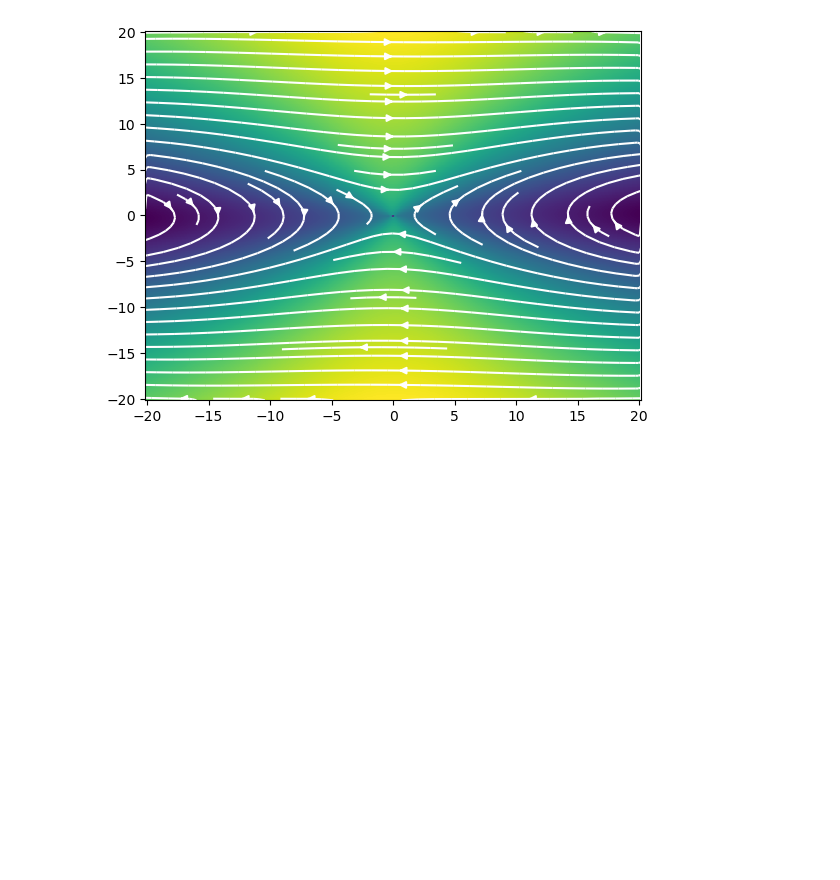
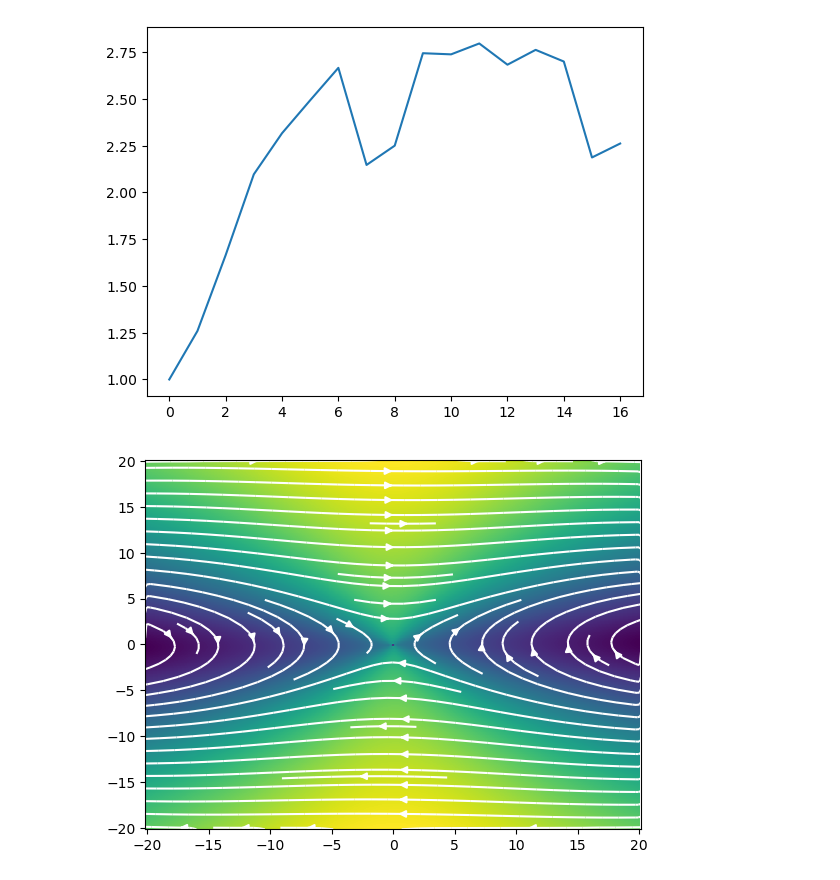
Before and after one commit to cmse822/final-project-ianfreeman519, a Jupyter notebook: project_files/plotting.ipynb, the cells around one changed output. Cells and saved outputs as stored; diff of their text form; code cells hidden in the pictures; blank space fills up the shorter version.

```diff
--- a/project_files/plotting.ipynb
+++ b/project_files/plotting.ipynb
@@ -2,6 +2,18 @@
 import numpy as np
 import matplotlib.pyplot as plt
 from matplotlib.animation import FuncAnimation
+# %%
+## Speedup graphs
+threads = np.array([1, 2, 4, 6, 8, 10, 12, 14, 16, 18, 20, 22, 24, 26, 28, 30, 32])
+avg_times = np.zeros(threads.shape)
+for i, n in enumerate(threads):
+    times = np.genfromtxt('output/timer' + str(n) + ".csv", delimiter=',')
+    avg_times[i] = times.mean()
+
+plt.plot(avg_times[0]/avg_times)
+plt.show()
+# %% [output]
+[figure, added]
 # %%
 i = 1000
 input_dir = 'vortex/'
```
Also changed, not shown: 26 other files.
